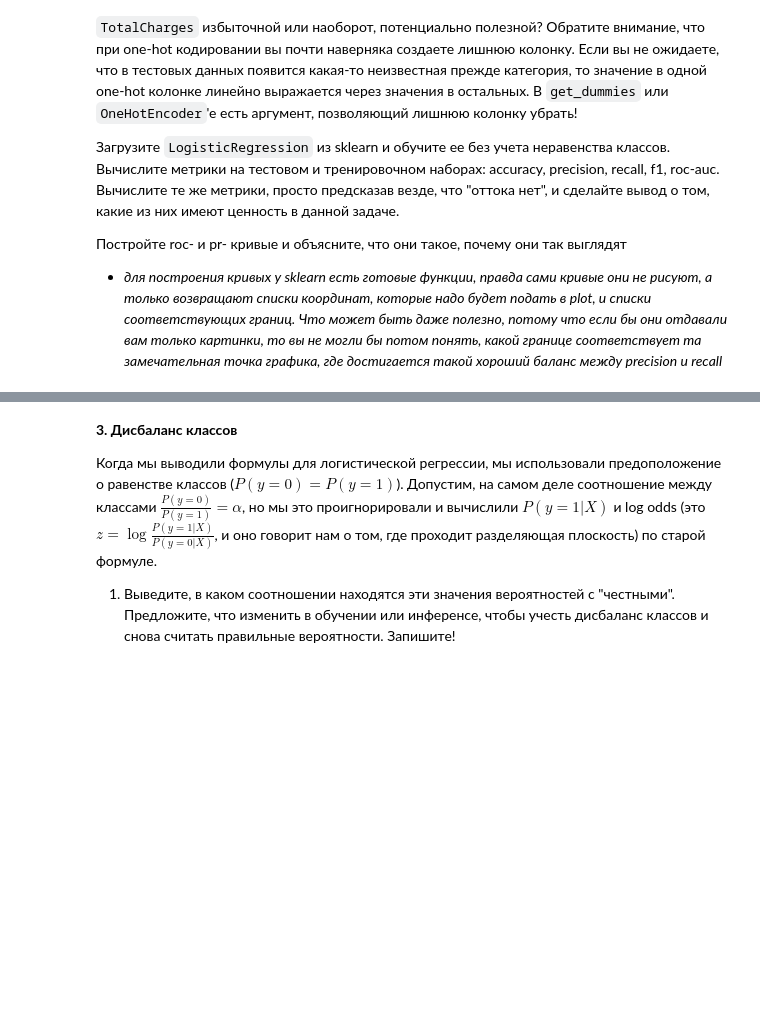
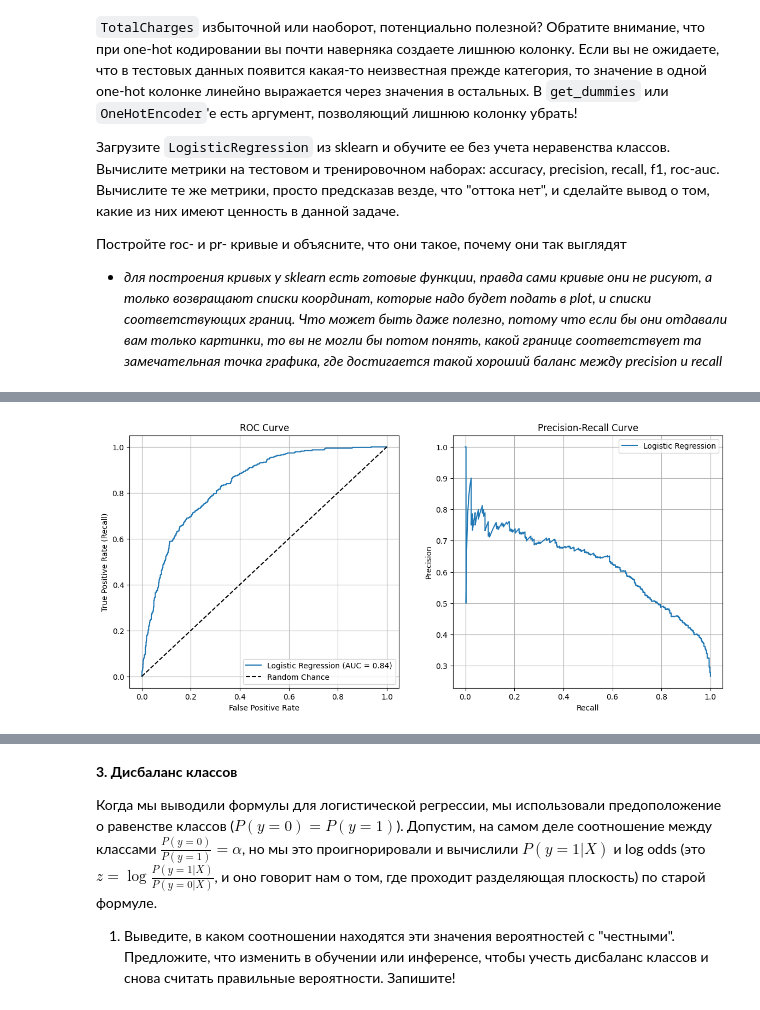
Before and after one commit to UladzislauShuman/university_homework, a Jupyter notebook: famcs_homework/ML/lab3/LB3_template.ipynb, the cells around one changed output, grey strips where cells are left out. Cells and saved outputs as stored; diff of their text form; code cells hidden in the pictures; blank space fills up the shorter version.

```diff
--- a/famcs_homework/ML/lab3/LB3_template.ipynb
+++ b/famcs_homework/ML/lab3/LB3_template.ipynb
@@ -473,0 +678,32 @@ train['Churn'].value_counts(normalize=True), test['Churn'].value_counts(normaliz
+# %%
+# Получаем данные для кривых
+fpr, tpr, roc_thresholds = roc_curve(y_test, y_prob_lr)
+precision, recall, pr_thresholds = precision_recall_curve(y_test, y_prob_lr)
+
+# Рисуем графики
+plt.figure(figsize=(14, 6))
+
+# ROC-кривая
+plt.subplot(1, 2, 1)
+plt.plot(fpr, tpr, label=f'Logistic Regression (AUC = {roc_auc_score(y_test, y_prob_lr):.2f})')
+plt.plot([0, 1], [0, 1], 'k--', label='Random Chance')
+plt.xlim([-0.05, 1.05])
+plt.ylim([-0.05, 1.05])
+plt.xlabel('False Positive Rate')
+plt.ylabel('True Positive Rate (Recall)')
+plt.title('ROC Curve')
+plt.legend(loc="lower right")
+plt.grid()
+
+# PR-кривая
+plt.subplot(1, 2, 2)
+plt.plot(recall, precision, label='Logistic Regression')
+plt.xlabel('Recall')
+plt.ylabel('Precision')
+plt.title('Precision-Recall Curve')
+plt.legend()
+plt.grid()
+
+plt.show()
+# %% [output]
+[figure, added]
```
Also changed, not shown: parts of 11 cells of this notebook, 1 other file.
